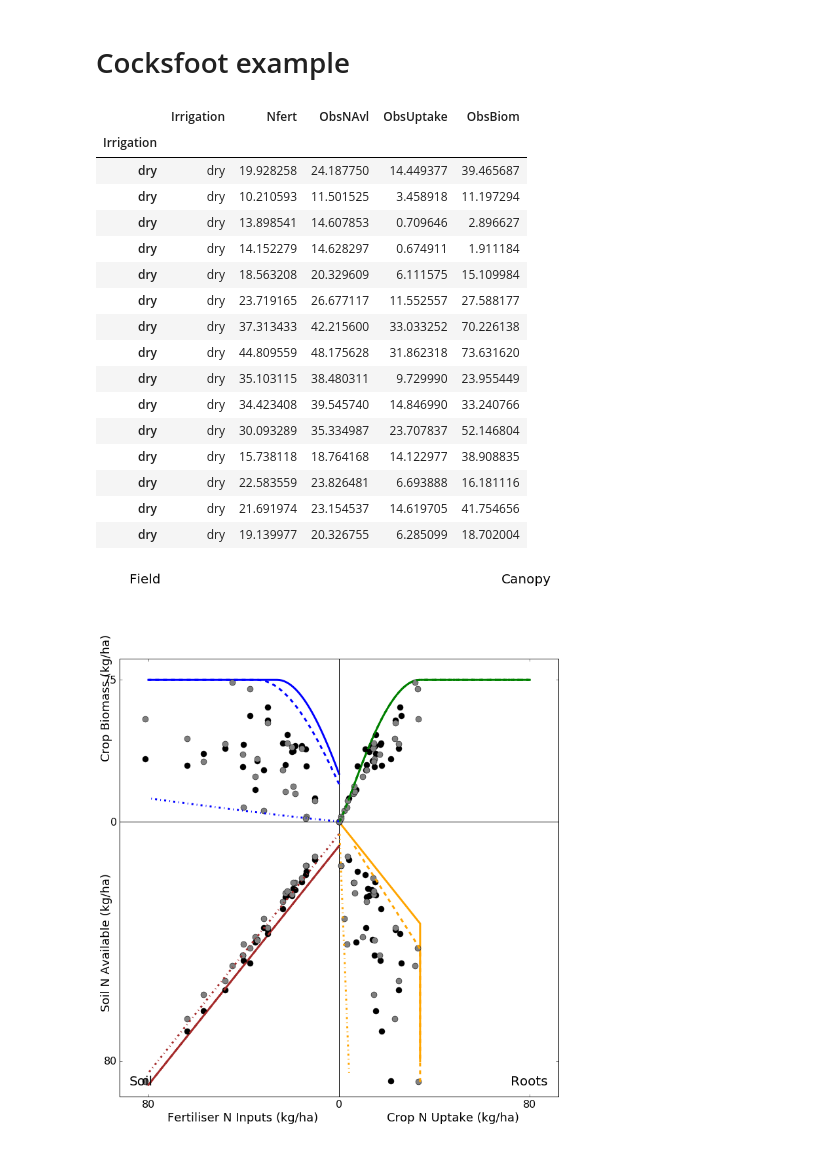
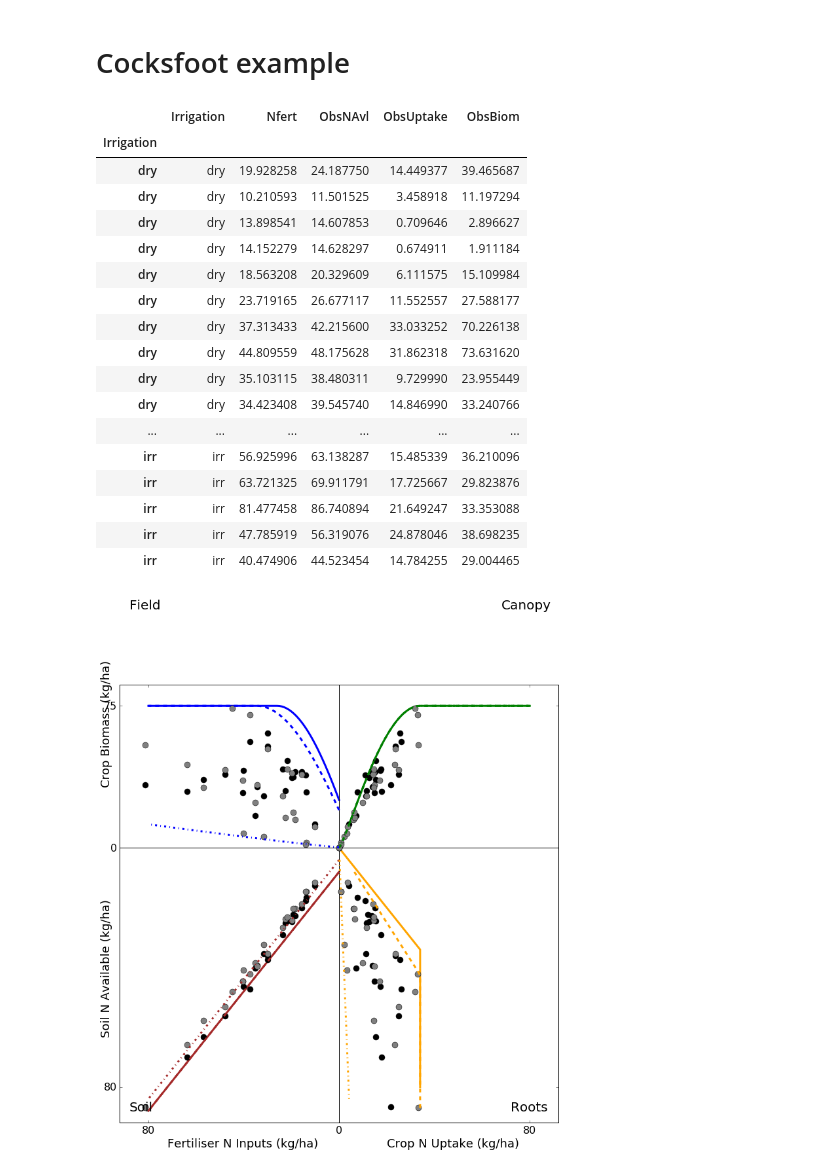
Before and after one commit to HamishBrownPFR/KayaPorterAnalysis, a Jupyter notebook: KPB.ipynb, the cells around one changed output. Drawn from its saved outputs; the diff is of its cells as text; code cells hidden in the pictures.

```diff
--- a/KPB.ipynb
+++ b/KPB.ipynb
@@ -161,25 +161,26 @@ PlotWalk(120,Xmax,47,93,gama,0.95,0.4,12000,Bmax,'-.')
 # %%
 CocksFoot = pd.read_pickle('CocksFoot.pkl')
 # %%
-CocksFoot.ix[:15,:]
+CocksFoot#.ix[:15,:]
 # %% [output]
 |  | Irrigation | Nfert | ObsNAvl | ObsUptake | ObsBiom |
 | Irrigation |  |  |  |  |  |
 | dry | dry | 19.928258 | 24.187750 | 14.449377 | 39.465687 |
 | dry | dry | 10.210593 | 11.501525 | 3.458918 | 11.197294 |
 | dry | dry | 13.898541 | 14.607853 | 0.709646 | 2.896627 |
 | dry | dry | 14.152279 | 14.628297 | 0.674911 | 1.911184 |
 | dry | dry | 18.563208 | 20.329609 | 6.111575 | 15.109984 |
 | dry | dry | 23.719165 | 26.677117 | 11.552557 | 27.588177 |
 | dry | dry | 37.313433 | 42.215600 | 33.033252 | 70.226138 |
 | dry | dry | 44.809559 | 48.175628 | 31.862318 | 73.631620 |
 | dry | dry | 35.103115 | 38.480311 | 9.729990 | 23.955449 |
 | dry | dry | 34.423408 | 39.545740 | 14.846990 | 33.240766 |
-| dry | dry | 30.093289 | 35.334987 | 23.707837 | 52.146804 |
-| dry | dry | 15.738118 | 18.764168 | 14.122977 | 38.908835 |
-| dry | dry | 22.583559 | 23.826481 | 6.693888 | 16.181116 |
-| dry | dry | 21.691974 | 23.154537 | 14.619705 | 41.754656 |
-| dry | dry | 19.139977 | 20.326755 | 6.285099 | 18.702004 |
+| ... | ... | ... | ... | ... | ... |
+| irr | irr | 56.925996 | 63.138287 | 15.485339 | 36.210096 |
+| irr | irr | 63.721325 | 69.911791 | 17.725667 | 29.823876 |
+| irr | irr | 81.477458 | 86.740894 | 21.649247 | 33.353088 |
+| irr | irr | 47.785919 | 56.319076 | 24.878046 | 38.698235 |
+| irr | irr | 40.474906 | 44.523454 | 14.784255 | 29.004465 |
 # %%
 PlotMax = 80
 Xmax = 34.0
```
Also changed, not shown: parts of 2 cells of this notebook.
